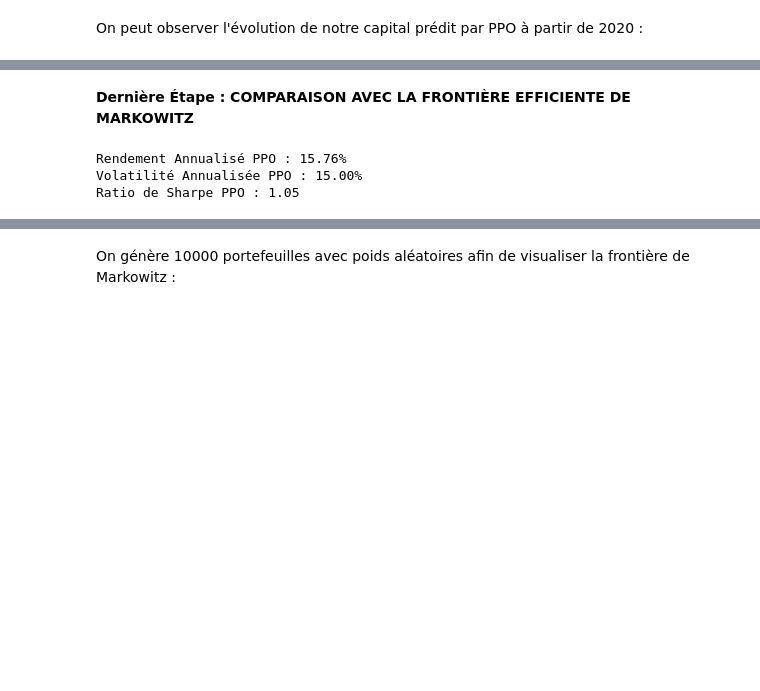
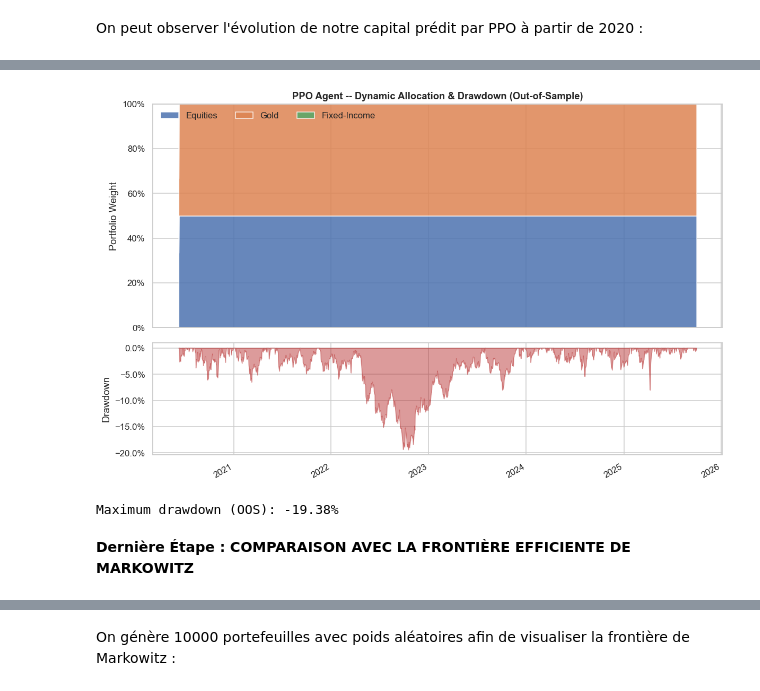
Before and after one commit to louiscie/RL-portfolio-optimization, a Jupyter notebook: Test_CAA_CIESIELSKILEDAIN_Louis.ipynb, the cells around one changed output, grey strips where cells are left out. Drawn from its saved outputs; the diff is of its cells as text; code cells hidden in the pictures; blank space fills up the shorter version.

```diff
--- a/Test_CAA_CIESIELSKILEDAIN_Louis.ipynb
+++ b/Test_CAA_CIESIELSKILEDAIN_Louis.ipynb
@@ -281,21 +644,29 @@ plt.show()
+# %%
+fig, axes = plt.subplots(2, 1, figsize=(11, 7), sharex=True, gridspec_kw={"height_ratios": [2, 1]})
+
+weight_cols = [f"w_{a}" for a in CFG.assets.names]
+axes[0].stackplot(
+    oos_history.index, *[oos_history[c] for c in weight_cols], labels=CFG.assets.names, alpha=0.85,
+)
+axes[0].set_ylim(0, 1)
+axes[0].set_ylabel("Portfolio Weight")
+axes[0].set_title("PPO Agent -- Dynamic Allocation & Drawdown (Out-of-Sample)")
+axes[0].legend(loc="upper left", ncol=3, frameon=False)
+axes[0].yaxis.set_major_formatter(mticker.PercentFormatter(xmax=1))
+
+nav = oos_history["portfolio_value"]
+drawdown = nav / nav.cummax() - 1
+axes[1].fill_between(oos_history.index, drawdown, 0, color="firebrick", alpha=0.45)
+axes[1].set_ylabel("Drawdown")
+axes[1].yaxis.set_major_formatter(mticker.PercentFormatter(xmax=1))
+
+fig.autofmt_xdate()
+plt.tight_layout()
+plt.show()
+
+print(f"Maximum drawdown (OOS): {drawdown.min():.2%}")
+# %% [output]
+[figure, added]
+Maximum drawdown (OOS): -19.38%
 # %% [markdown]
 **Dernière Étape : COMPARAISON AVEC LA FRONTIÈRE EFFICIENTE DE MARKOWITZ**
-# %%
-df_bench = df.copy()
-T = 252 # On suppose qu'il y a 252 jours de trading par an
-
-## Calcul pour Markowitz
-mean_daily_returns = df_bench.mean()
-cov_daily = df_bench.cov()
-annual_returns = mean_daily_returns * T # matrice de rendements moyens annualisés
-annual_cov = cov_daily * T # matrice de cov annualisée
-
-## Calcul pour PPO :
-ppo_daily_returns = pd.Series(history).pct_change().dropna() # On transforme history en
-ppo_annual_return = ppo_daily_returns.mean() * T
-ppo_annual_volatility = ppo_daily_returns.std() * np.sqrt(T)
-ppo_sharpe_ratio = ppo_annual_return / ppo_annual_volatility
-# %% [output]
-Rendement Annualisé PPO : 15.76%
-Volatilité Annualisée PPO : 15.00%
-Ratio de Sharpe PPO : 1.05
```
Also changed, not shown: parts of 28 cells of this notebook.
